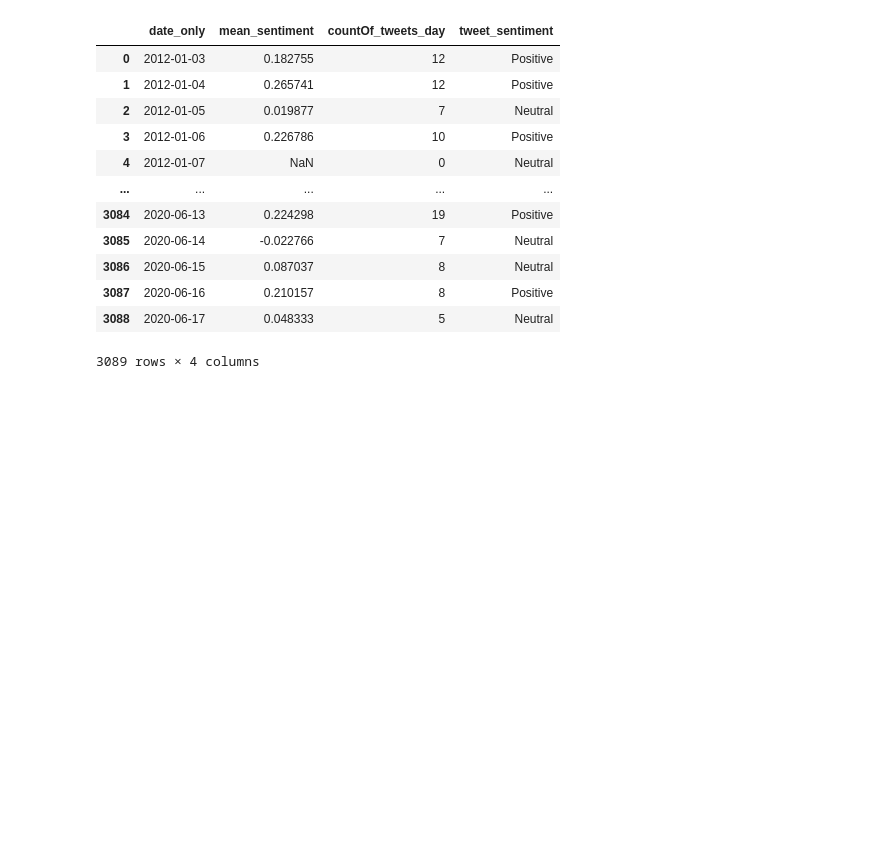
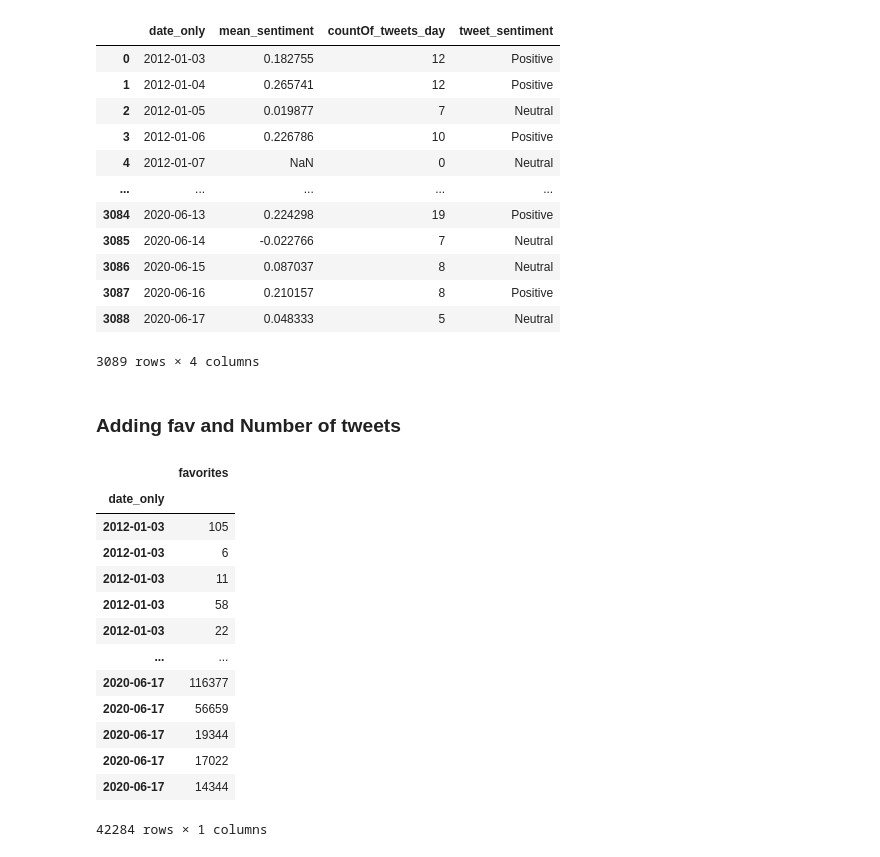
Before and after one commit to richard-gm/webServerDataViz, a Jupyter notebook: Sentimental_analysis_DonaldTrumpipynb.ipynb, the cells around one changed output. Cells and saved outputs as stored; diff of their text form; code cells hidden in the pictures; blank space fills up the shorter version.

```diff
--- a/Sentimental_analysis_DonaldTrumpipynb.ipynb
+++ b/Sentimental_analysis_DonaldTrumpipynb.ipynb
@@ -378,3 +377,5 @@ daily_df
 | 3087 | 2020-06-16 | 0.210157 | 8 | Positive |
 | 3088 | 2020-06-17 | 0.048333 | 5 | Neutral |
 3089 rows × 4 columns
+# %% [markdown]
+### Adding fav and Number of tweets
@@ -380,0 +388,20 @@ daily_df
+# %%
+retweetsByDate = retweetsColumn_df.set_index('date_only')
+favoritesByDate = favoritesColumn_df.set_index('date_only')
+retweetsByDate
+favoritesByDate
+# %% [output]
+|  | favorites |
+| date_only |  |
+| 2012-01-03 | 105 |
+| 2012-01-03 | 6 |
+| 2012-01-03 | 11 |
+| 2012-01-03 | 58 |
+| 2012-01-03 | 22 |
+| ... | ... |
+| 2020-06-17 | 116377 |
+| 2020-06-17 | 56659 |
+| 2020-06-17 | 19344 |
+| 2020-06-17 | 17022 |
+| 2020-06-17 | 14344 |
+42284 rows × 1 columns
```
Also changed, not shown: parts of 9 cells of this notebook, 3 other files.
